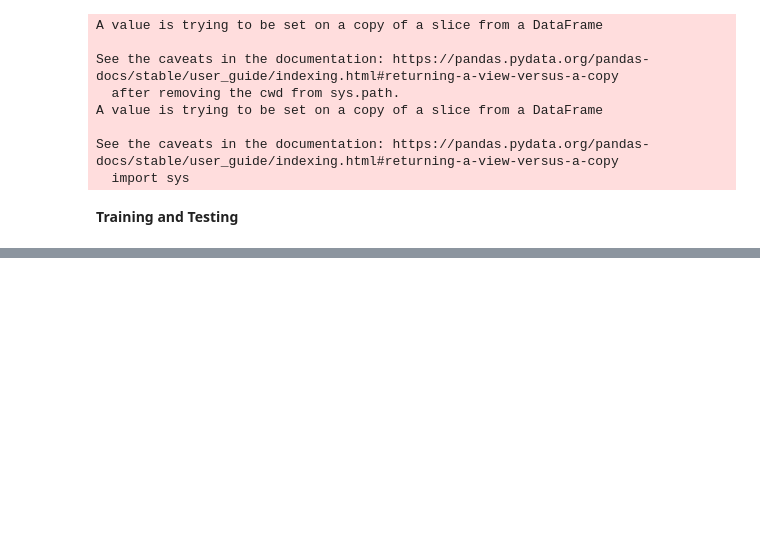
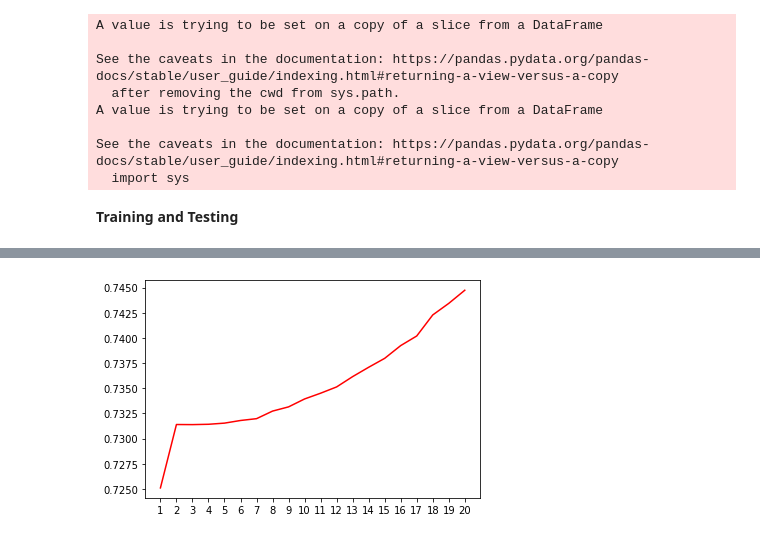
Before and after one commit to abinashp437/Stance-Detector, a Jupyter notebook: lstm_fnc.ipynb, the cells around one changed output, grey strips where cells are left out. Drawn from its saved outputs; the diff is of its cells as text; code cells hidden in the pictures; blank space fills up the shorter version.

Commit message:
model trained with 30000 data and locally stored

```diff
--- a/lstm_fnc.ipynb
+++ b/lstm_fnc.ipynb
@@ -202,8 +166,0 @@ def train_lstm(x_train, y_train):
-# %%
-x_train_dl = tf.convert_to_tensor(x_train)
-y_train_dl = tf.convert_to_tensor(y_train)
-acc_lstm_list = []
-
-for n in [round(_ * 0.1, 1) for _ in range(2, 9)]:
-  train_lstm(x_train_dl, y_train_dl, input_shape = (50,2))
-  # acc_lstm_list.append(lstm_acc)
@@ -213,0 +167,29 @@ model_lstm.save('lstm_model.h5')
+# %%
+final_vector = vectors.iloc[0:30000]
+x_train, y_train = data(final_vector)
+# %%
+def train_lstm(pad_art, pad_head, art_train, head_train, stance_train):
+  x = Input(shape = (pad_head, 100))
+  y = Input(shape = (pad_art, 100))
+  head = Bidirectional(LSTM(50, dropout = 0.1, return_sequences = False))(x)
+  art = Bidirectional(LSTM(50, dropout = 0.1, return_sequences = False))(y)
+  tot = concatenate([head, art], axis = -1)
+  tot = Dense(16, activation='sigmoid')(tot)
+  total = Dense(5,activation='softmax')(tot)
+  model_lstm = Model(inputs = [x, y], outputs = total)
+  model_lstm.compile(loss='sparse_categorical_crossentropy', optimizer='adam', metrics=['accuracy'])
+
+  fitmodel = model_lstm.fit([head_train, art_train], stance_train, epochs = 20, verbose = 1, shuffle=False)
+  return fitmodel, fitmodel.history['accuracy']
+# %%
+head_train = tf.convert_to_tensor(x_train['head'].tolist())
+art_train = tf.convert_to_tensor(x_train['art'].tolist())
+stance_train = tf.convert_to_tensor(y_train)
+global_accuracy_list = []
+
+for n in range(1, 8):
+  print('Train roud:', n, '\n\n\n')
+  mod, accuracy = train_lstm(pad_art, pad_head, art_train, head_train, stance_train)
+  print(mod)
+  print('\n\n\n')
+  global_accuracy_list.append(accuracy)
@@ -213,0 +214,8 @@ model_lstm.save('lstm_model.h5')
+# %%
+y = np.average(global_accuracy_list, axis = 0)
+
+plt.plot(y, color = 'r')
+plt.xticks(ticks=np.arange(0,20), labels=np.arange(1,21))
+plt.show()
+# %% [output]
+[figure, added]
```
Also changed, not shown: parts of 12 cells of this notebook.
